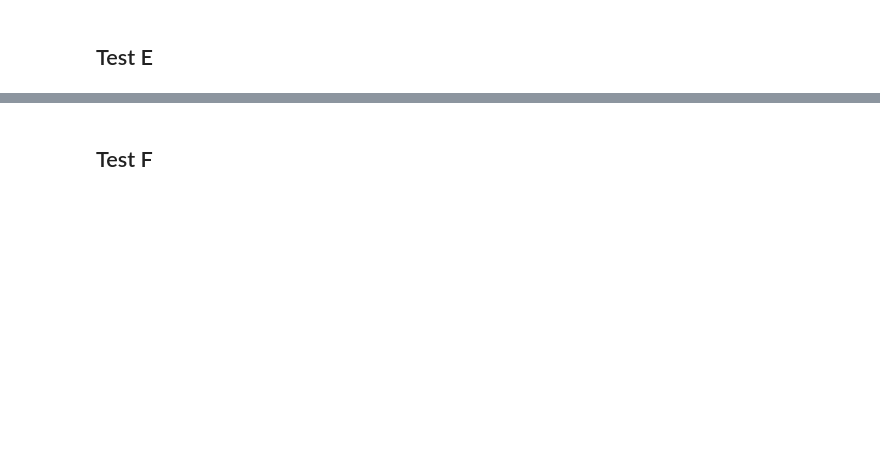
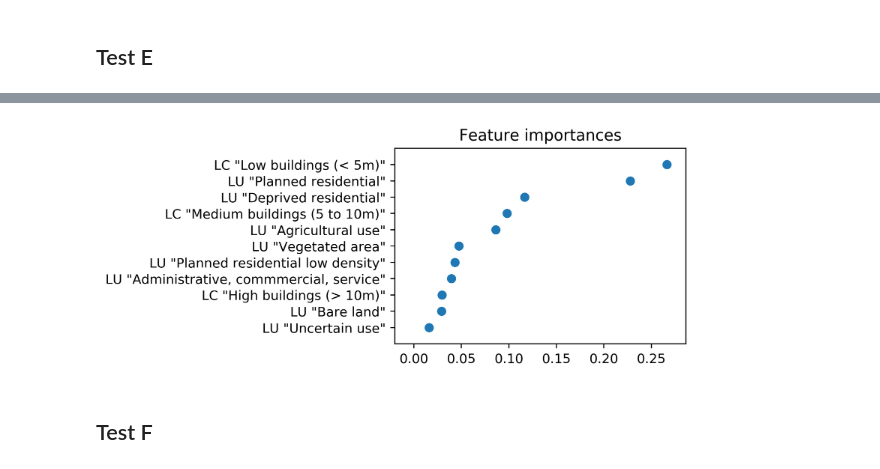
Before and after one commit to tgrippa/Dasymetric_mapping_using_GRASSGIS, a Jupyter notebook: notebooks/2_Processing.ipynb, the cells around one changed output, grey strips where cells are left out. Drawn from its saved outputs; the diff is of its cells as text; code cells hidden in the pictures; blank space fills up the shorter version.

```diff
--- a/notebooks/2_Processing.ipynb
+++ b/notebooks/2_Processing.ipynb
@@ -498,6 +593,6 @@ from rf_model import RandomForest
 # %%
 # Run the random forest model
-function_log = RandomForest(output_weighting_layer,gridded_vector.split("@")[0],
-                            'cat', lc_classes, lu_classes, mr_classes,
-                            layer_to_mask_weights, built_up_pixels, test)
+function_log, feature_importance_plot = RandomForest(gridded_vector.split("@")[0],
+                                                     'cat', lc_classes, lu_classes, mr_classes,
+                                                     layer_to_mask_weights, built_up_pixels, test)
 log_text+=function_log+'\n'  # Save the function log in the whole log of the notebook
@@ -504,2 +617,7 @@ log_text+=function_log+'\n'  # Save the function log in the whole log of the not
+# %%
+from IPython.display import Image
+Image(filename=feature_importance_plot, width=600)
+# %% [output]
+[figure, added]
 # %% [markdown]
 ## Test F
```
Also changed, not shown: parts of 56 cells of this notebook.
